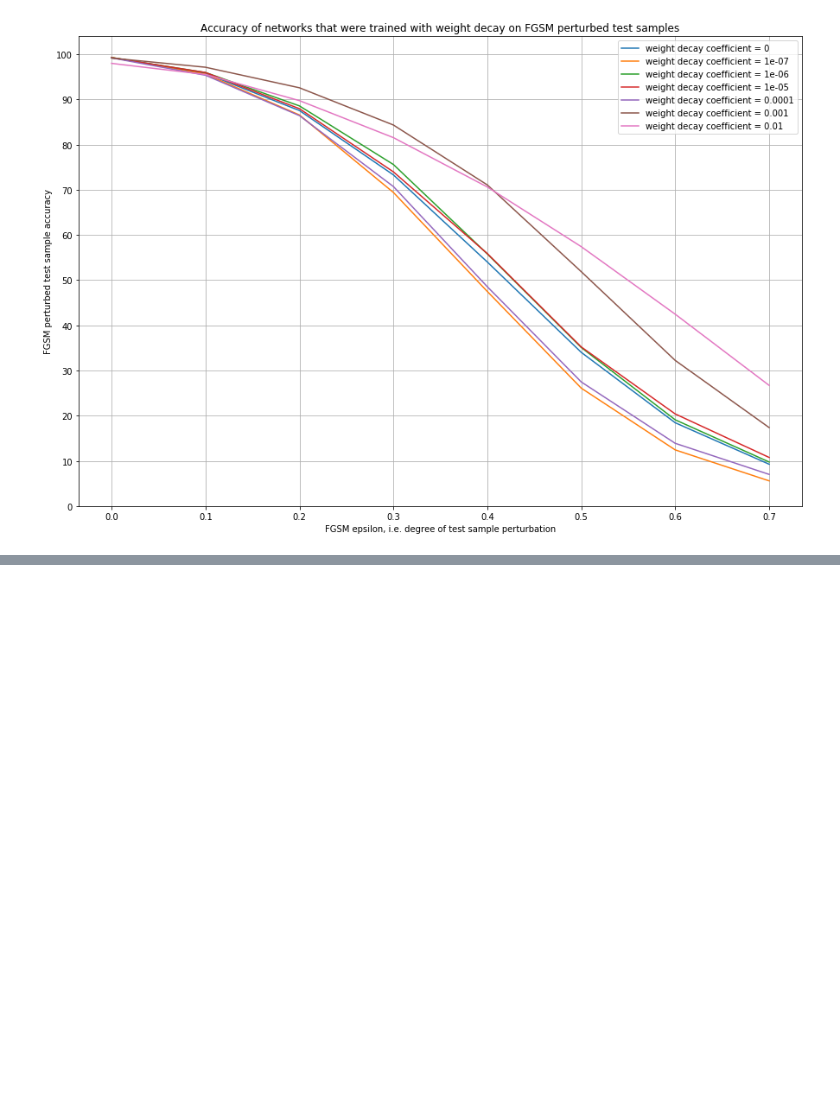
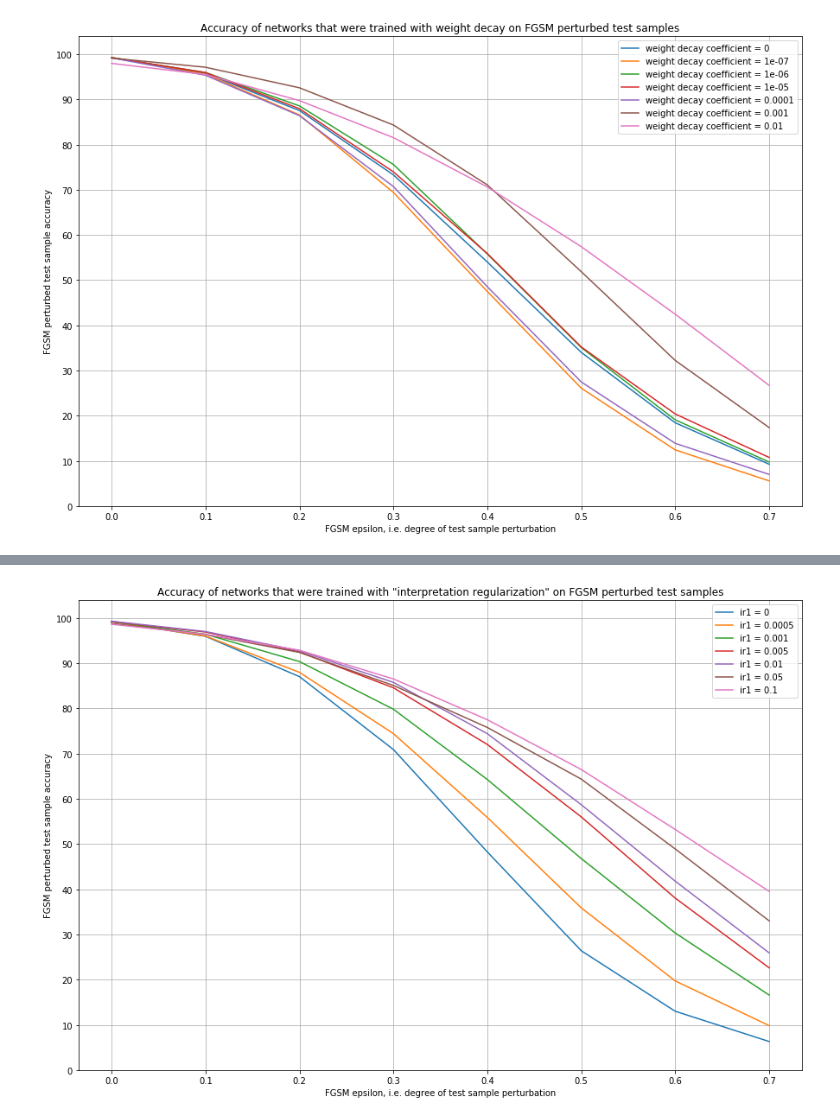
Before and after one commit to a1noack/robust_interpretations, a Jupyter notebook: measure_fgsm_robustness.ipynb, the cells around one changed output, grey strips where cells are left out. Cells and saved outputs as stored; diff of their text form; code cells hidden in the pictures; blank space fills up the shorter version.

Commit message:
add code for graph of fgsm robustness of interp reg'd models and the image itself

```diff
--- a/measure_fgsm_robustness.ipynb
+++ b/measure_fgsm_robustness.ipynb
@@ -26,3 +17,11 @@ test_loader = torch.utils.data.DataLoader(
+# %%
+dataset = 'MNIST'
+
+dl = DataLoader(dataset=dataset)
+train_loader = dl.train_loader
+test_loader = dl.test_loader
+tr_batch_size = dl.tr_batch_size
+te_batch_size = dl.te_batch_size
 # %%
 # iterate over all models trained
 training_round = 2
@@ -49,7 +48,7 @@ for hyp_param_to_vary in [alpha_jrs, epsilons, alpha_wds]:
             descriptive_name = 'jacobian regularization coefficient = '
             alpha_jr = value
 
-        net_name = f'models/training_round_{training_round}/ep{epsilon}_wd{alpha_wd}_jr{alpha_jr}_{training_round}'
+        net_name = f'trained_models/MNIST/training_round_{training_round}/ep{epsilon}_wd{alpha_wd}_jr{alpha_jr}_{training_round}'
 
         net = LeNet(activation=F.relu)
         net.load_state_dict(torch.load(net_name))
@@ -153,0 +216,16 @@ plt.show()
+# %%
+ir_names = list(performance.keys())
+x = [0,.1,.2,.3,.4,.5,.6,.7]
+plt.figure(figsize=(15,10))
+plt.xlabel("FGSM epsilon, i.e. degree of test sample perturbation")
+plt.ylabel("FGSM perturbed test sample accuracy")
+plt.title("Accuracy of networks that were trained with \"interpretation regularization\" on FGSM perturbed test samples")
+for net_name in ir_names:
+    plt.plot(x,performance[net_name],label=net_name)
+plt.grid()
+plt.yticks(np.arange(0, 101, 10))
+plt.legend()
+plt.savefig('figures/interp_reg_fgsm_accuracy.png')
+plt.show()
+# %% [output]
+[figure, added]
```
Also changed, not shown: parts of 3 cells of this notebook, 1 other file.
